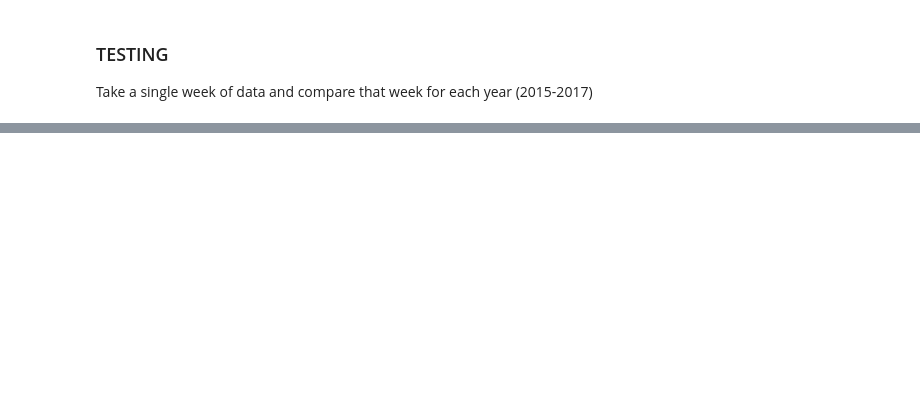
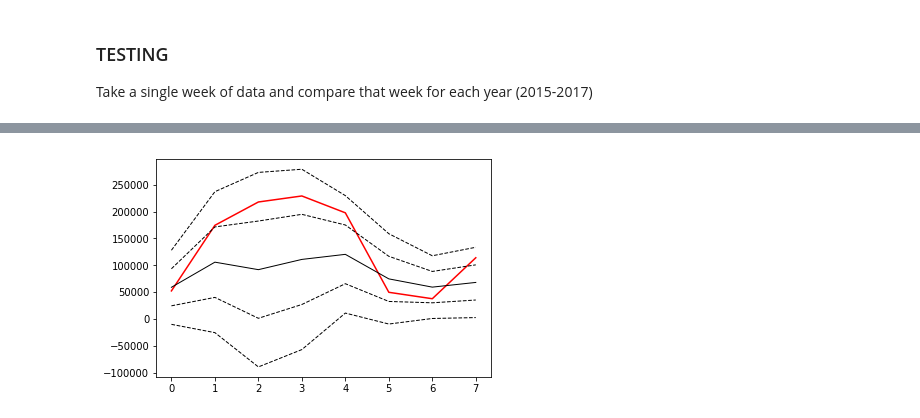
Before and after one commit to Vizzuality/gfw_nbks, a Jupyter notebook: Alerts_widgets_GLADS.ipynb, the cells around one changed output, grey strips where cells are left out. Saved outputs shown, nothing was run; the diff lists cells and outputs as text; code cells hidden in the pictures; blank space fills up the shorter version.

Commit message:
Updates alert functions

```diff
--- a/Alerts_widgets_GLADS.ipynb
+++ b/Alerts_widgets_GLADS.ipynb
@@ -690,0 +735,20 @@ plt.show()
+# %%
+def get_glads(start_date, end_date, iso, adm1=None, threshold=30):
+
+    if adm1:
+#         print('Request for adm1 area')
+        url = f"https://production-api.globalforestwatch.org/v1/glad-alerts/admin/{iso}/{adm1}"
+    else:
+#         print('Request for adm0 area')
+        url = f"https://production-api.globalforestwatch.org/v1/glad-alerts/admin/{iso}"
+
+    properties = {"period" : start_date + ',' + end_date, "thresh" : threshold}
+    r = requests.get(url, params = properties)
+
+    data = r.json().get('data')
+#     pprint(data)
+
+    return {
+            'areaHa': data.get('attributes').get('areaHa'),
+            'count': data.get('attributes').get('value')
+           }
@@ -690,0 +814,2 @@ plt.show()
+# %%
+glads_data = historic_glads(start='2017-12-01', end='2017-12-08', iso='BRA', adm1=None, threshold=0, t_res='d')
@@ -690,0 +863,19 @@ plt.show()
+# %%
+stats = glads_stats(glads_data)
+# %%
+def glads_plot(stats):
+
+    lthick=1.0
+
+    plt.plot(stats.get('count'), 'r-')  # 2015=RED
+    plt.plot(stats.get('mean'), 'k-',lw=lthick)  # mean=BLACK
+    plt.plot(stats.get('-1sigma'), 'k--',lw=lthick)  # mean=BLACK
+    plt.plot(stats.get('+1sigma'), 'k--',lw=lthick)  # mean=BLACK
+    plt.plot(stats.get('-2sigma'), 'k--',lw=lthick)  # mean=BLACK
+    plt.plot(stats.get('+2sigma'), 'k--',lw=lthick)  # mean=BLACK
+
+    return plt.show()
+# %%
+glads_plot(stats)
+# %% [output]
+[figure, added]
```
Also changed, not shown: parts of 45 cells of this notebook.
